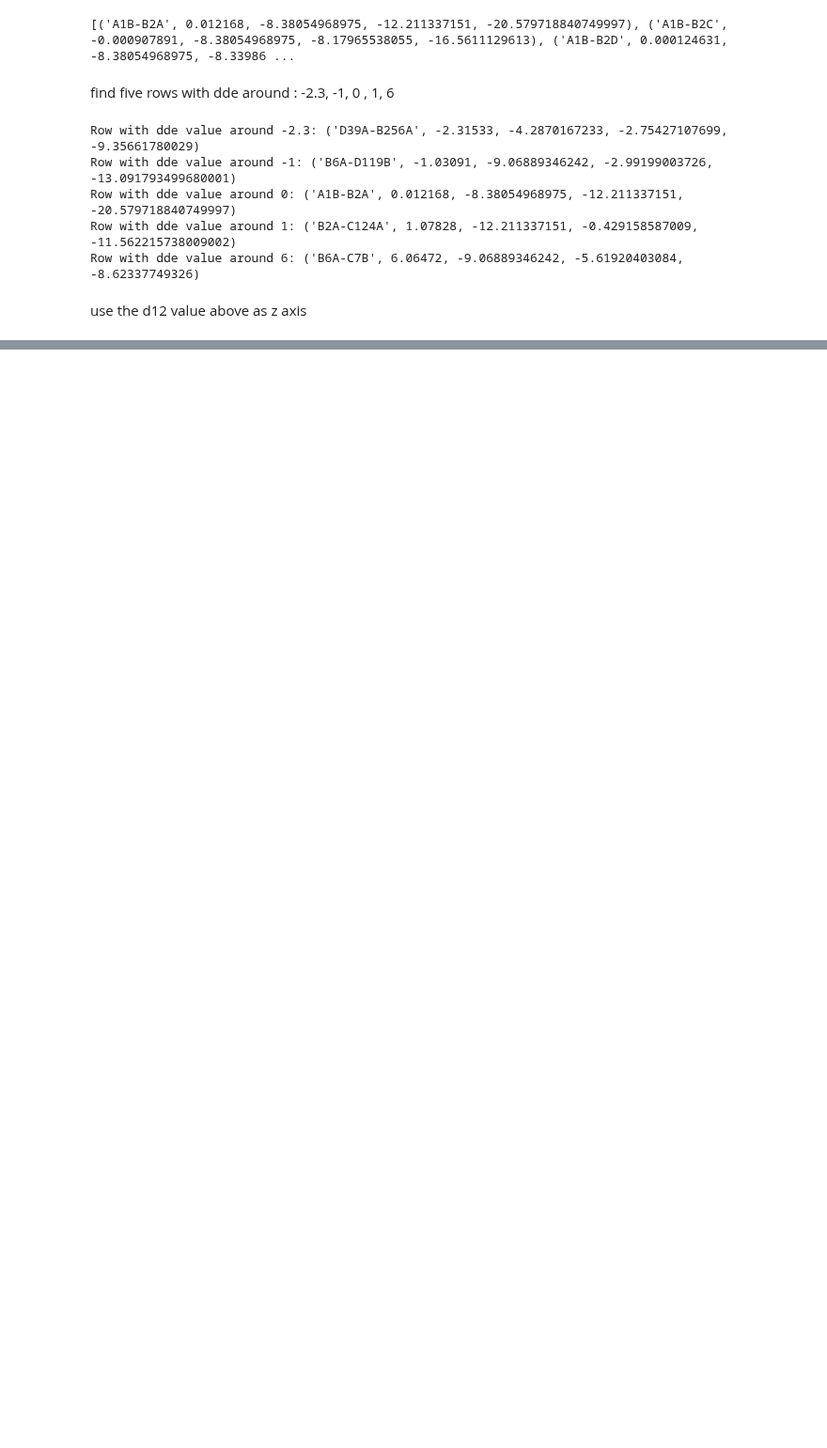
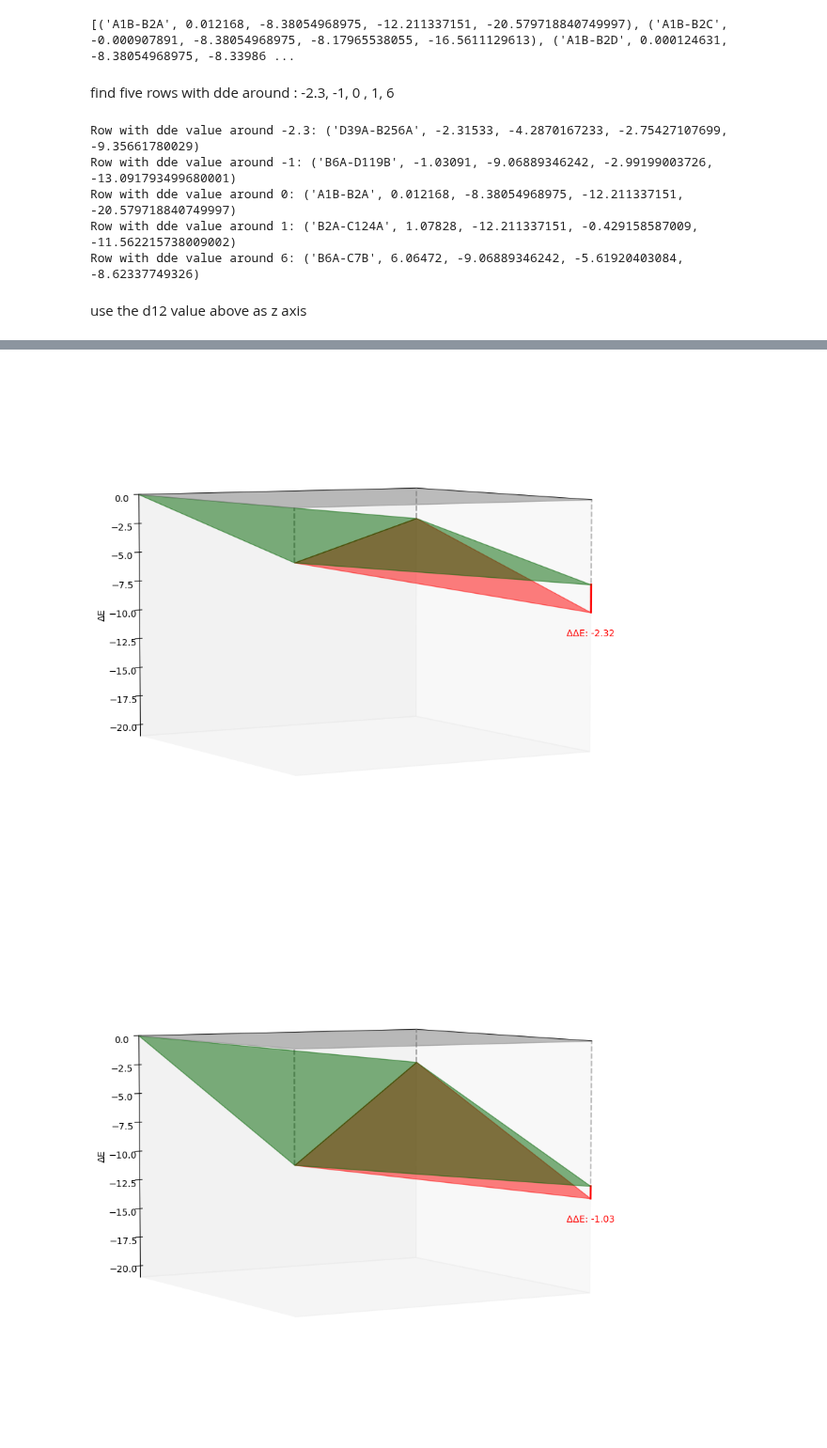
Before and after one commit to Daniel-Xkan/potts_model_test, a Jupyter notebook: manuscript_plot_de_planes.ipynb, the cells around one changed output, grey strips where cells are left out. Shown at 94% size. Drawn from its saved outputs; the diff is of its cells as text; code cells hidden in the pictures; blank space fills up the shorter version.

```diff
--- a/manuscript_plot_de_planes.ipynb
+++ b/manuscript_plot_de_planes.ipynb
@@ -126,0 +205,17 @@ plt.show()
+# %%
+
+rows_to_plot = [
+    ('D39A-B256A', -2.31533, -4.2870167233, -2.75427107699, -9.35661780029),
+    ('B6A-D119B', -1.03091, -9.06889346242, -2.99199003726, -13.091793499680001),
+    ('A1B-B2A', 0.012168, -8.38054968975, -12.211337151, -20.579718840749997),
+    ('B2A-C124A', 1.07828, -12.211337151, -0.429158587009, -11.562215738009002),
+    ('B6A-C7B', 6.06472, -9.06889346242, -5.61920403084, -8.62337749326)
+]
+
+# Plot each row as a triangle
+for row in rows_to_plot:
+    _, dde, de1, de2, de12 = row
+    plot_3d_triangles(xy_base, de1, de2, de12)
+# %% [output]
+[figure, added]
+[figure, added]
```
Also changed, not shown: parts of 3 cells of this notebook.
